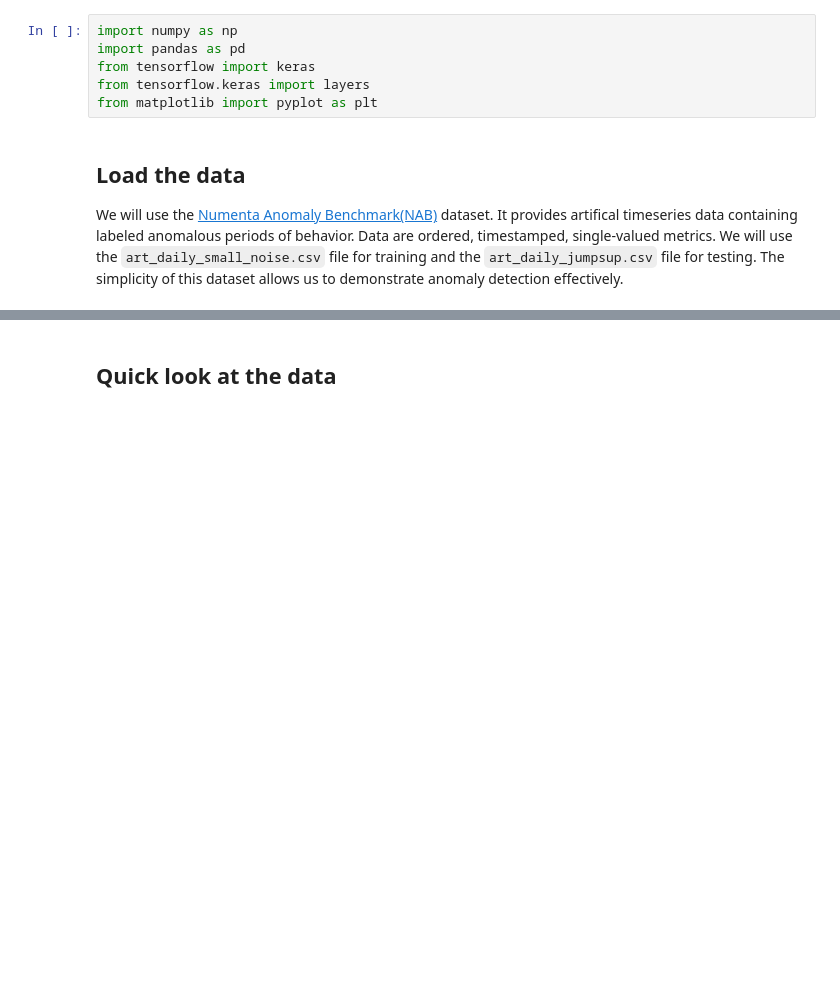
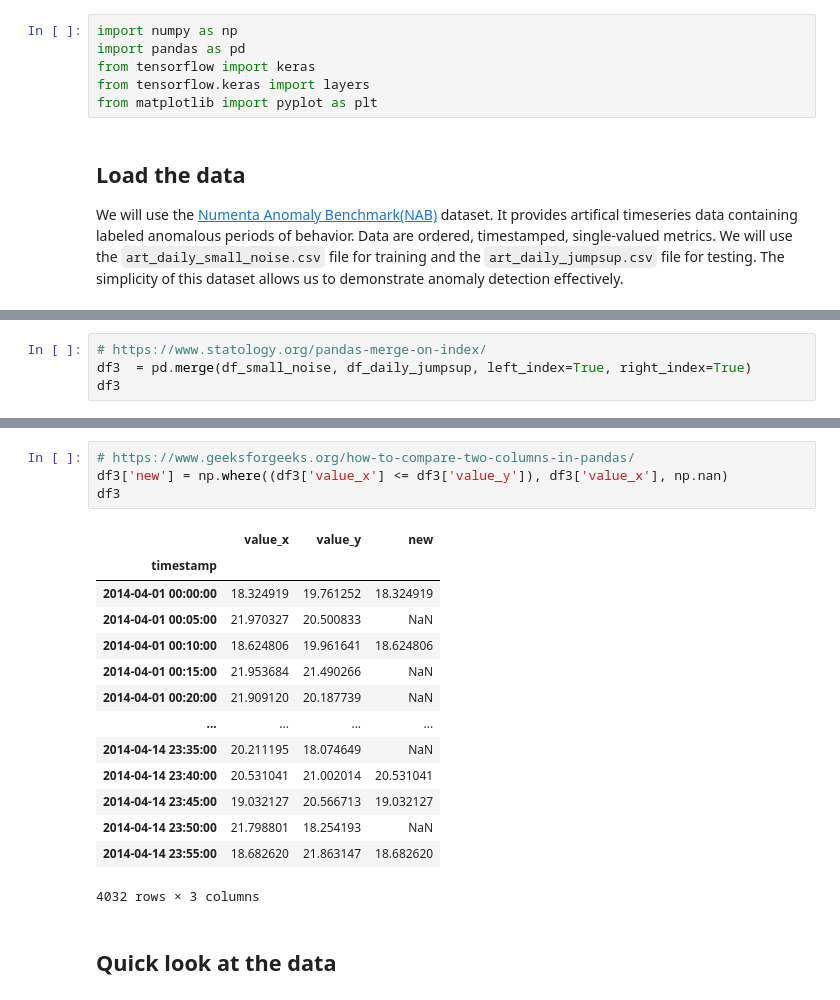
Before and after one commit to DPR-droid/2022_09_Machine_Learning_and_Statistics, a Jupyter notebook: Anomaly_detection.ipynb, the cells around one changed output, grey strips where cells are left out. Saved outputs shown, nothing was run; the diff lists cells and outputs as text; blank space fills up the shorter version.

Commit message:
Anomaly_detection Compare Pandas Dataframes

```diff
--- a/Anomaly_detection.ipynb
+++ b/Anomaly_detection.ipynb
@@ -62,0 +163,4 @@ df_daily_jumpsup = pd.read_csv(
+# %%
+# https://www.statology.org/pandas-merge-on-index/
+df3  = pd.merge(df_small_noise, df_daily_jumpsup, left_index=True, right_index=True)
+df3
@@ -63,3 +182,22 @@ df_daily_jumpsup = pd.read_csv(
+# %%
+# https://www.geeksforgeeks.org/how-to-compare-two-columns-in-pandas/
+df3['new'] = np.where((df3['value_x'] <= df3['value_y']), df3['value_x'], np.nan)
+df3
+# %% [output]
+|  | value_x | value_y | new |
+| timestamp |  |  |  |
+| 2014-04-01 00:00:00 | 18.324919 | 19.761252 | 18.324919 |
+| 2014-04-01 00:05:00 | 21.970327 | 20.500833 | NaN |
+| 2014-04-01 00:10:00 | 18.624806 | 19.961641 | 18.624806 |
+| 2014-04-01 00:15:00 | 21.953684 | 21.490266 | NaN |
+| 2014-04-01 00:20:00 | 21.909120 | 20.187739 | NaN |
+| ... | ... | ... | ... |
+| 2014-04-14 23:35:00 | 20.211195 | 18.074649 | NaN |
+| 2014-04-14 23:40:00 | 20.531041 | 21.002014 | 20.531041 |
+| 2014-04-14 23:45:00 | 19.032127 | 20.566713 | 19.032127 |
+| 2014-04-14 23:50:00 | 21.798801 | 18.254193 | NaN |
+| 2014-04-14 23:55:00 | 18.682620 | 21.863147 | 18.682620 |
+4032 rows × 3 columns
 # %% [markdown]
 ## Quick look at the data
 # %%
```
Also changed, not shown: parts of 11 cells of this notebook.
